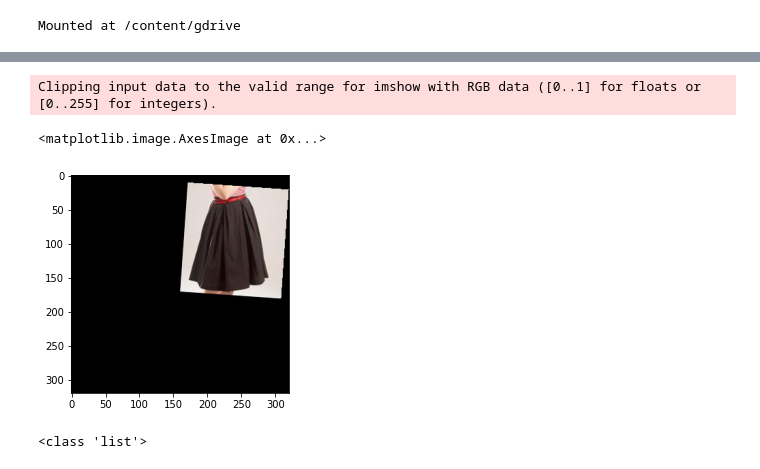
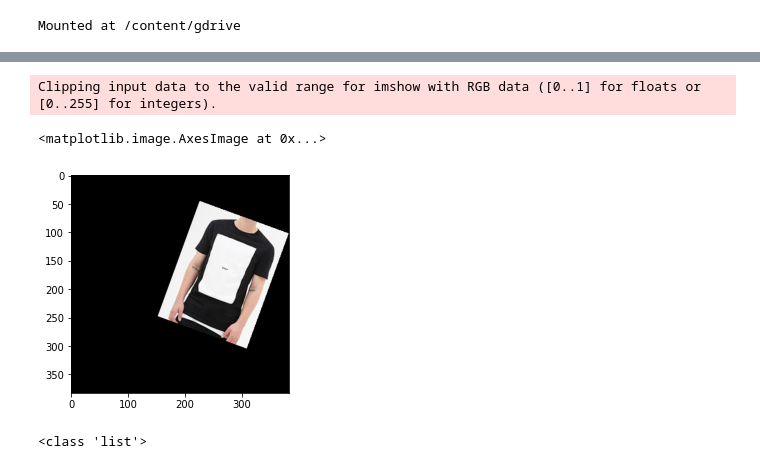
Before and after one commit to fnavab/APS360-project, a Jupyter notebook: Data_Processing.ipynb, the cells around one changed output, grey strips where cells are left out. Drawn from its saved outputs; the diff is of its cells as text; code cells hidden in the pictures.

```diff
--- a/Data_Processing.ipynb
+++ b/Data_Processing.ipynb
@@ -72,5 +125,20 @@ print(max)
 # %%
-def crop_image(img, filename, max_size):
+### HELPER FUNCTION FOR IMAGE CROPPING ###
+
+# Helper dict to truncate filenames
+# filenames have varying prefix lengths depending on label
+label_lengths = {}
+label_lengths[0] = len("0_T-shirt")
+label_lengths[1] = len("1_Long-sleeve shirt")
+label_lengths[2] = len("2_Jeans")
+label_lengths[3] = len("3_Lounge pants")
+label_lengths[4] = len("4_Shorts")
+label_lengths[5] = len("5_Skirt")
+label_lengths[6] = len("6_Sweater")
+label_lengths[7] = len("7_Dress")
+label_lengths[8] = len("8_Jacket")
+
+def crop_image(img, label, filename, max_h, max_w):
 
   print("Original shape:", img.shape)
   img = img.permute(1, 2, 0) # rearrange tensor so colour channel is at the end
@@ -79,7 +147,8 @@ def crop_image(img, filename, max_size):
   print("Name:", filename)
 
   # in bbox file, filenames are formatted like this: img/Sheer_Pleated-Front_Blouse/img_00000001.jpg
-  filename = "img/" + filename[49:] # get rid of google drive prefix and replace with "img/"
+  label_length = label_lengths[label]
+  filename = "img" + filename[60+label_length:] # get rid of google drive prefix
   print("Modified name:", filename)
 
   img_name = filename
@@ -90,7 +159,7 @@ def crop_image(img, filename, max_size):
   print("Cropped shape:", img_cropped.shape)
 
   # create background image for uniformly-sized images
-  bg = torch.zeros((max_size,max_size,3))
+  bg = torch.zeros((max_h,max_w,3))
 
   # superimpose cropped image on background
   for z in range(img_cropped.shape[2]):
@@ -122,17 +304,19 @@ for images, labels, fname in dataloader:
 # %%
+### DATA AUGMENTATION ###
+
 # takes in a list of processed images and returns a new list of rotated and flipped image
 def augment_photos(processed_imgs):
   flipped_and_rotated_imgs = []
   for i in range(len(processed_imgs)):
     angle = np.random.randint(-25, 25)
     rotated_img = inter.rotate(processed_imgs[i][0].numpy(), angle)
     flipped_img = np.fliplr(rotated_img)
     flipped_and_rotated_imgs.append(flipped_img)
   return flipped_and_rotated_imgs
+
+flipped_and_rotated_imgs = augment_photos(processed_tshirts) # test on t-shirts
+plt.imshow(flipped_and_rotated_imgs[0])
+# %% [output]
+Clipping input data to the valid range for imshow with RGB data ([0..1] for floats or [0..255] for integers).
+<matplotlib.image.AxesImage at 0x...>
+[figure, added]
-# %%
-flipped_and_rotated_imgs = augment_photos(processed_imgs)
-plt.imshow(flipped_and_rotated_imgs[0])
-# %% [output]
-Clipping input data to the valid range for imshow with RGB data ([0..1] for floats or [0..255] for integers).
-<matplotlib.image.AxesImage at 0x...>
-[figure, removed]
```
Also changed, not shown: parts of 15 cells of this notebook.
